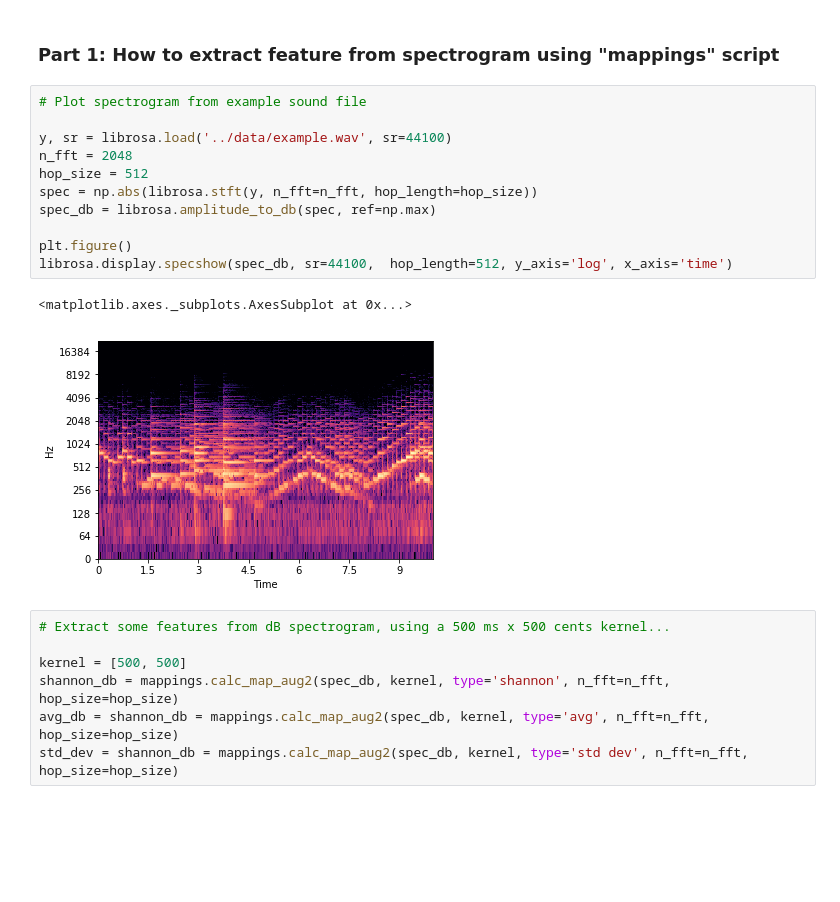
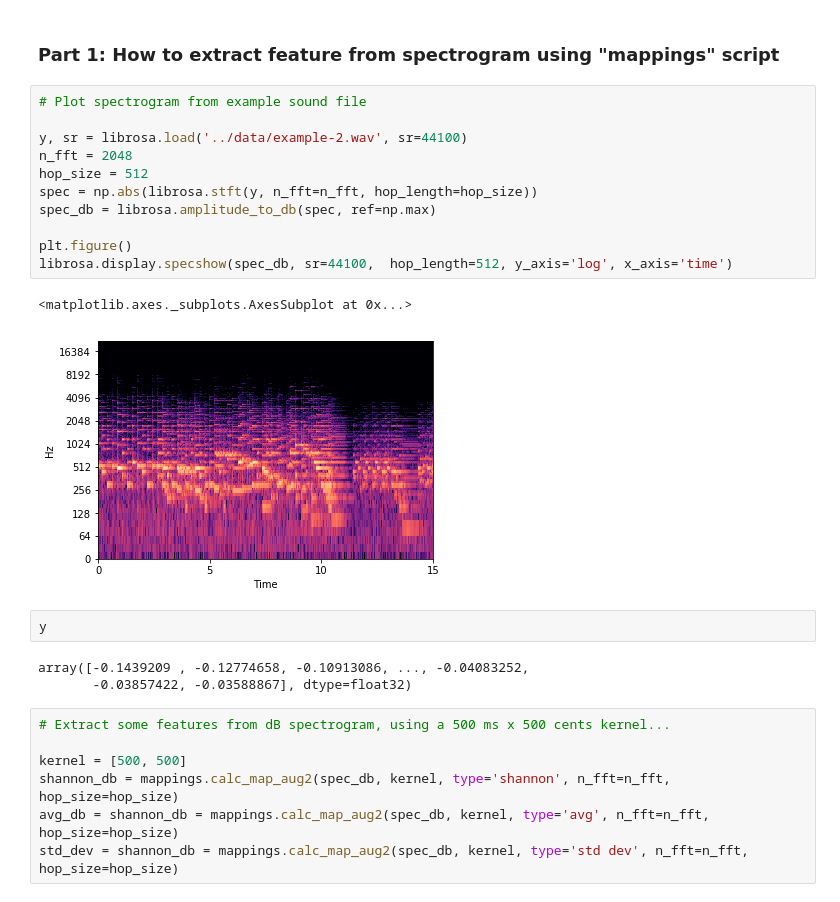
Before and after one commit to nicolasfigueiredo/integration, a Jupyter notebook: notebooks/tutorial.ipynb, the cells around one changed output. Saved outputs shown, nothing was run; the diff lists cells and outputs as text; blank space fills up the shorter version.

Commit message:
example files, normalization

```diff
--- a/notebooks/tutorial.ipynb
+++ b/notebooks/tutorial.ipynb
@@ -20,17 +20,22 @@ import detect_musical_regions
 # %%
 # Plot spectrogram from example sound file
 
-y, sr = librosa.load('../data/example.wav', sr=44100)
+y, sr = librosa.load('../data/example-2.wav', sr=44100)
 n_fft = 2048
 hop_size = 512
 spec = np.abs(librosa.stft(y, n_fft=n_fft, hop_length=hop_size))
 spec_db = librosa.amplitude_to_db(spec, ref=np.max)
 
 plt.figure()
 librosa.display.specshow(spec_db, sr=44100,  hop_length=512, y_axis='log', x_axis='time')
 # %% [output]
 <matplotlib.axes._subplots.AxesSubplot at 0x...>
-[figure, old version]
+[figure, new version]
+# %%
+y
+# %% [output]
+array([-0.1439209 , -0.12774658, -0.10913086, ..., -0.04083252,
+       -0.03857422, -0.03588867], dtype=float32)
 # %%
 # Extract some features from dB spectrogram, using a 500 ms x 500 cents kernel...
 
```
Also changed, not shown: 9 other files.
